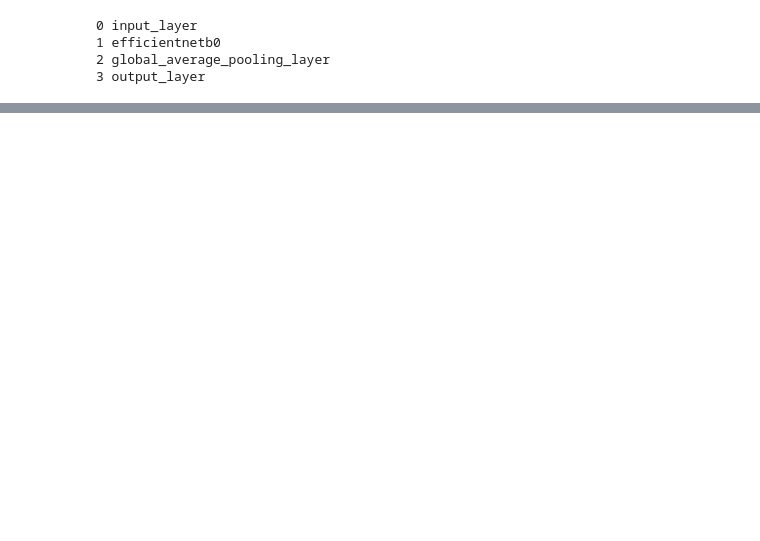
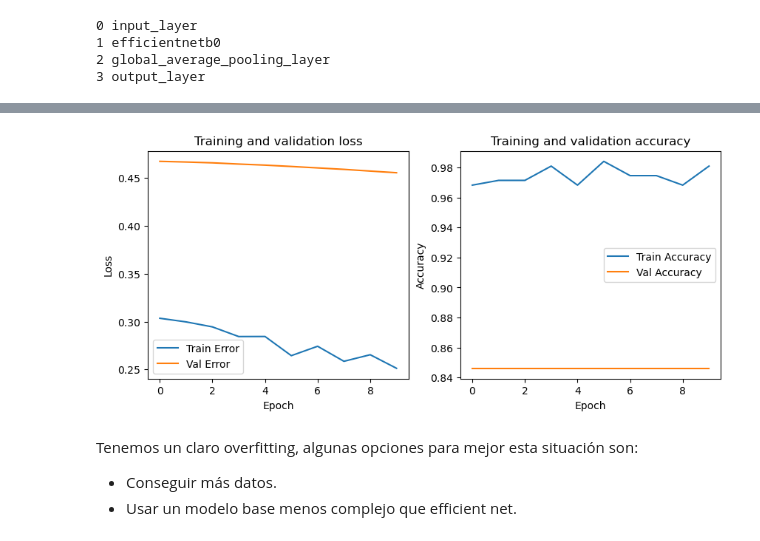
Before and after one commit to MNGARCIA085/IA---Study, a Jupyter notebook: S6 - Transfer Learning - p1/Transfer Learning - parte 2.ipynb, the cells around one changed output, grey strips where cells are left out. Drawn from its saved outputs; the diff is of its cells as text; code cells hidden in the pictures; blank space fills up the shorter version.

Commit message:
fine tunning

```diff
--- a/S6 - Transfer Learning - p1/Transfer Learning - parte 2.ipynb
+++ b/S6 - Transfer Learning - p1/Transfer Learning - parte 2.ipynb
@@ -293,0 +316,33 @@ plot_history(history_0)
+# %%
+# To begin fine-tuning, let's start by setting the last 10 layers of our base_model.trainable = True
+base_model.trainable = True
+
+# Freeze all layers except for the last 10
+for layer in base_model.layers[:-10]:
+  layer.trainable = False
+
+# Recompile (we have to recompile our models every time we make a change)
+model.compile(loss="categorical_crossentropy",
+                optimizer=tf.keras.optimizers.Adam(learning_rate=1e-5), # when fine-tuning you typically want to lower the learning rate by 10x*
+                metrics=["accuracy"])
+# %%
+
+# callbacks
+
+early_stopping = tf.keras.callbacks.EarlyStopping(
+    monitor='val_loss',
+    patience = 5,
+    restore_best_weights=True
+)
+
+reduce_lr = tf.keras.callbacks.ReduceLROnPlateau(monitor='val_loss', factor=0.2, patience=5, min_lr=1e-6)
+
+
+
+# fit
+history = model.fit(train_generator,
+                     epochs=10,
+                     steps_per_epoch=len(train_generator),
+                     validation_data=validation_generator,
+                     validation_steps=len(validation_generator),
+                     callbacks=[early_stopping,reduce_lr])
@@ -293,0 +370,9 @@ plot_history(history_0)
+# %%
+plot_history(history)
+# %% [output]
+[figure, added]
+# %% [markdown]
+Tenemos un claro overfitting, algunas opciones para mejor esta situación son:
+
+- Conseguir más datos.
+- Usar un modelo base menos complejo que efficient net.
```
Also changed, not shown: parts of 21 cells of this notebook.
